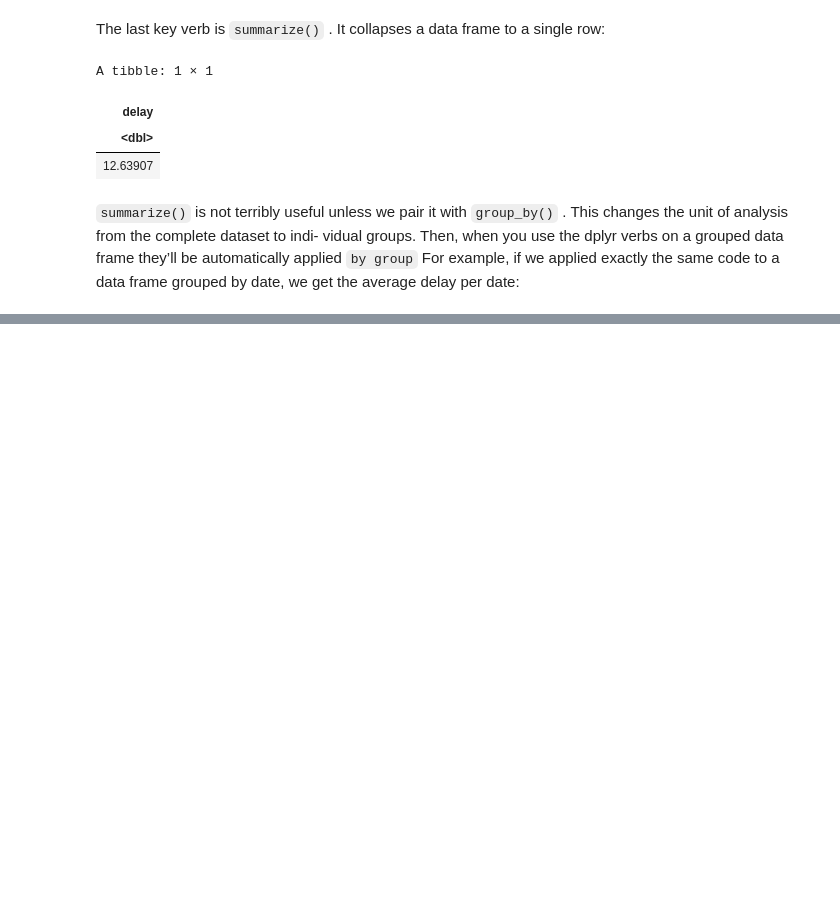
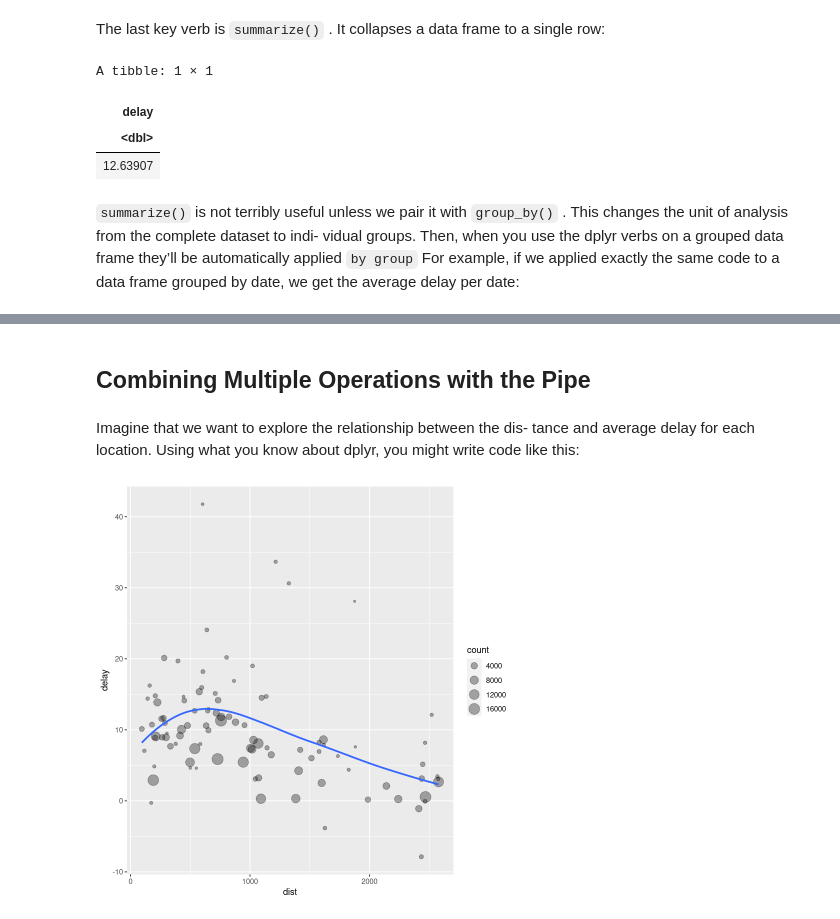
Before and after one commit to cmarsa/r4ds, a Jupyter notebook: 03_data_transf_w_dplyr.ipynb, the cells around one changed output, grey strips where cells are left out. Drawn from its saved outputs; the diff is of its cells as text; code cells hidden in the pictures; blank space fills up the shorter version.

```diff
--- a/03_data_transf_w_dplyr.ipynb
+++ b/03_data_transf_w_dplyr.ipynb
@@ -694,3 +567,28 @@ A grouped_df: 365 × 4
 | 2013 | 12 | 29 | 22.309551 |
 | 2013 | 12 | 30 | 10.698113 |
 | 2013 | 12 | 31 | 6.996053 |
+# %% [markdown]
+## __Combining Multiple Operations with the Pipe__
+# %% [markdown]
+Imagine that we want to explore the relationship between the dis‐
+tance and average delay for each location. Using what you know
+about dplyr, you might write code like this:
+# %%
+by_dest <- group_by(flights, dest)
+delay <- summarize(by_dest, count = n(),
+                   dist = mean(distance, na.rm = TRUE),
+                   delay = mean(arr_delay, na.rm = TRUE))
+delay <- filter(delay, count > 20, dest != 'HNL')
+# %%
+# it looks like delays increase with distance up to
+# ~750 miles and then decrease. Maybe as flights get longer
+# there's more ability to make up delays in the air
+ggplot(data = delay,
+       mapping = aes(x = dist, y = delay)) +
+    geom_point(aes(size = count),
+               alpha = 1/3) +
+    geom_smooth(se = FALSE,
+                method = 'loess',
+                formula = 'y ~ x')
+# %% [output]
+[figure, added]
```
Also changed, not shown: parts of 58 cells of this notebook.
